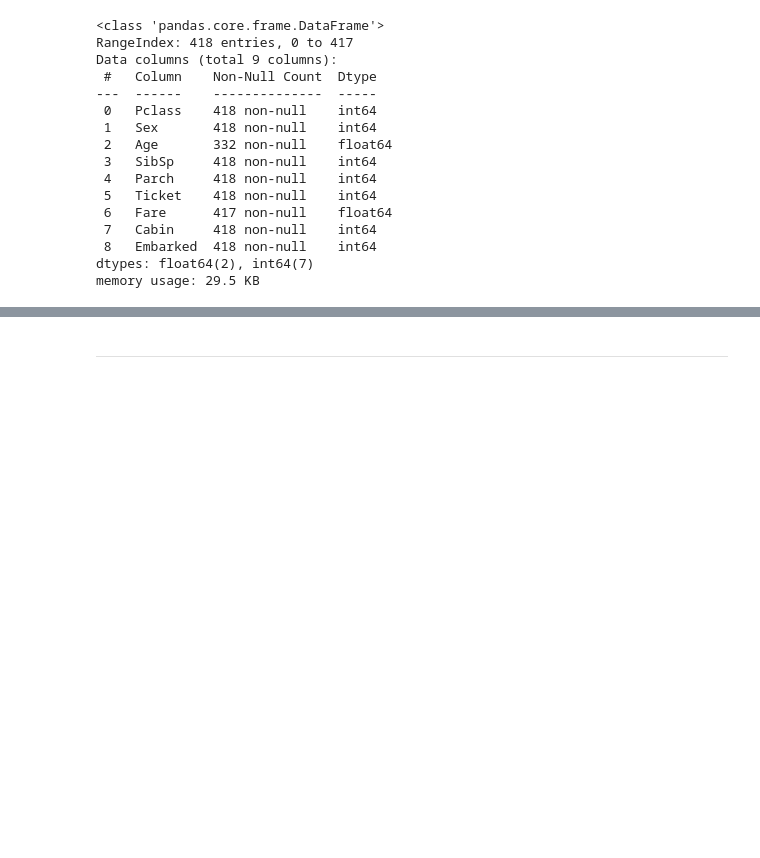
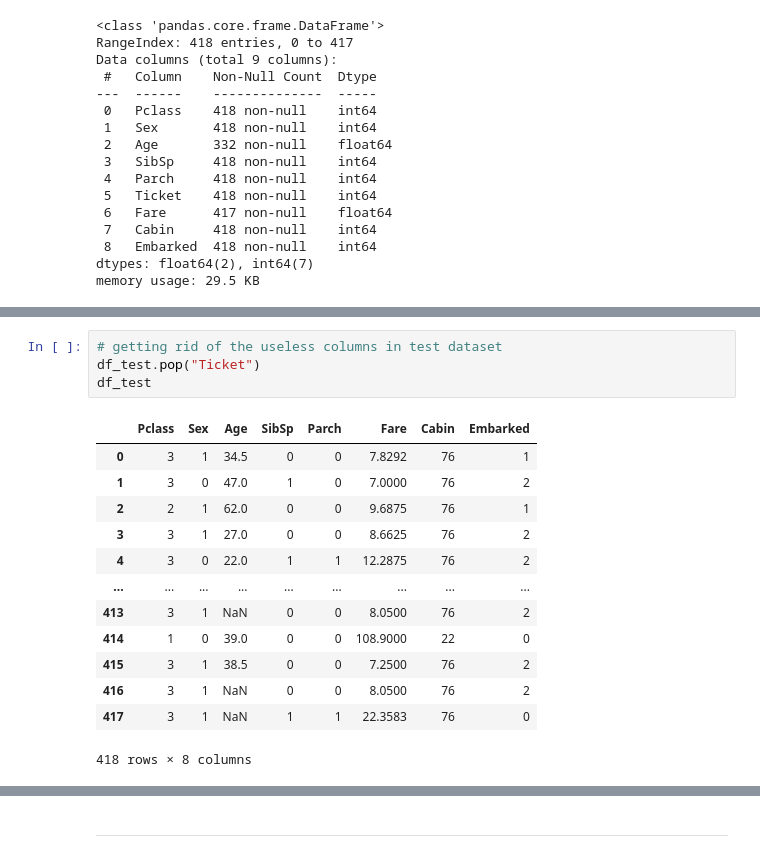
Before and after one commit to pouniq/titanic_prediction_practice, a Jupyter notebook: titanic.ipynb, the cells around one changed output, grey strips where cells are left out. Saved outputs shown, nothing was run; the diff lists cells and outputs as text; blank space fills up the shorter version.

```diff
--- a/titanic.ipynb
+++ b/titanic.ipynb
@@ -368 +407,19 @@ memory usage: 29.5 KB
+# %%
+# getting rid of the useless columns in test dataset
+df_test.pop("Ticket")
+df_test
+# %% [output]
+|  | Pclass | Sex | Age | SibSp | Parch | Fare | Cabin | Embarked |
+| 0 | 3 | 1 | 34.5 | 0 | 0 | 7.8292 | 76 | 1 |
+| 1 | 3 | 0 | 47.0 | 1 | 0 | 7.0000 | 76 | 2 |
+| 2 | 2 | 1 | 62.0 | 0 | 0 | 9.6875 | 76 | 1 |
+| 3 | 3 | 1 | 27.0 | 0 | 0 | 8.6625 | 76 | 2 |
+| 4 | 3 | 0 | 22.0 | 1 | 1 | 12.2875 | 76 | 2 |
+| ... | ... | ... | ... | ... | ... | ... | ... | ... |
+| 413 | 3 | 1 | NaN | 0 | 0 | 8.0500 | 76 | 2 |
+| 414 | 1 | 0 | 39.0 | 0 | 0 | 108.9000 | 22 | 0 |
+| 415 | 3 | 1 | 38.5 | 0 | 0 | 7.2500 | 76 | 2 |
+| 416 | 3 | 1 | NaN | 0 | 0 | 8.0500 | 76 | 2 |
+| 417 | 3 | 1 | NaN | 1 | 1 | 22.3583 | 76 | 0 |
+418 rows × 8 columns
 # %% [markdown]
```
Also changed, not shown: parts of 16 cells of this notebook.
